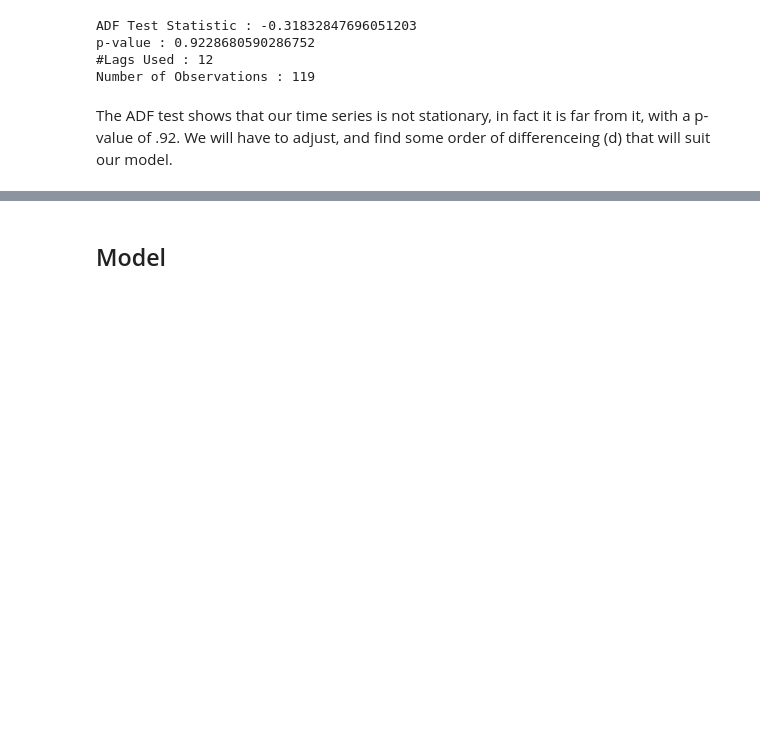
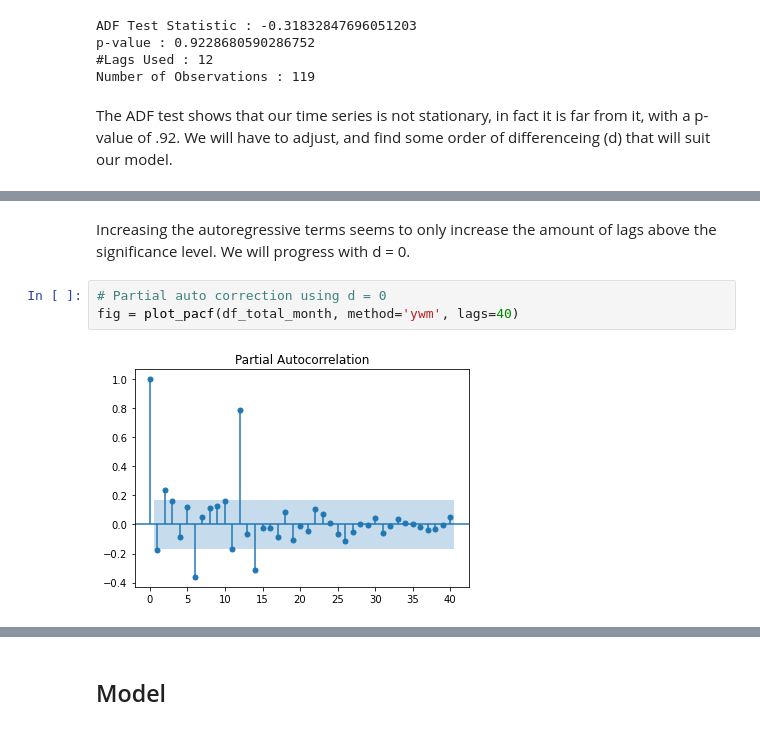
Before and after one commit to Achan40/chicago-crime, a Jupyter notebook: analysis/chicago-crime.ipynb, the cells around one changed output, grey strips where cells are left out. Drawn from its saved outputs; the diff is of its cells as text; blank space fills up the shorter version.

```diff
--- a/analysis/chicago-crime.ipynb
+++ b/analysis/chicago-crime.ipynb
@@ -194,0 +208,7 @@ The ADF test shows that our time series is not stationary, in fact it is far fro
+# %% [markdown]
+Increasing the autoregressive terms seems to only increase the amount of lags above the significance level. We will progress with d = 0.
+# %%
+# Partial auto correction using d = 0
+fig = plot_pacf(df_total_month, method='ywm', lags=40)
+# %% [output]
+[figure, added]
```
Also changed, not shown: parts of 7 cells of this notebook.
